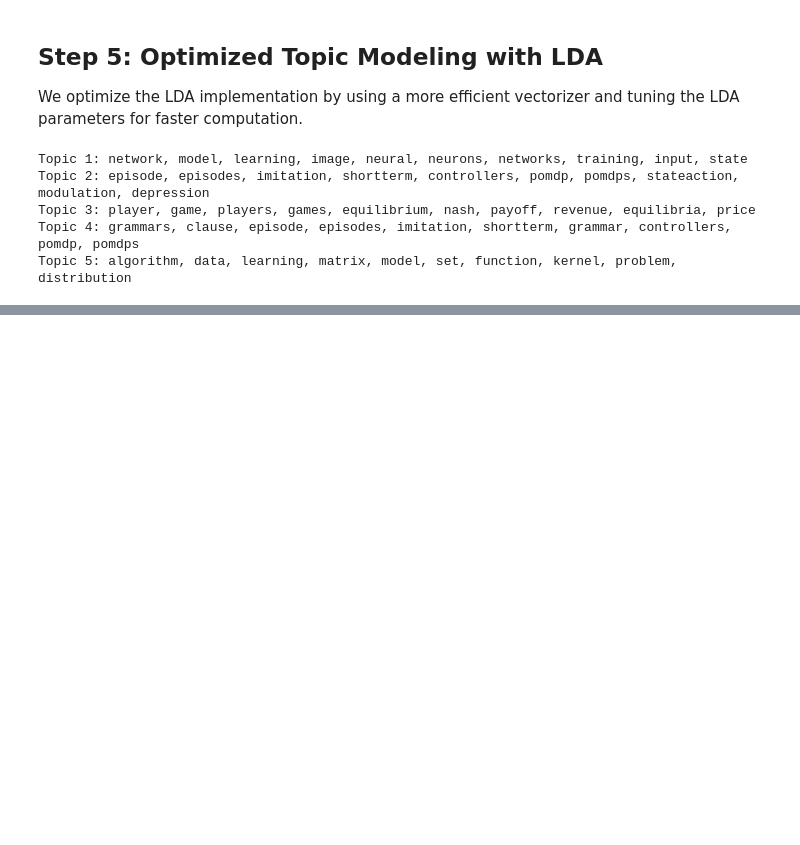
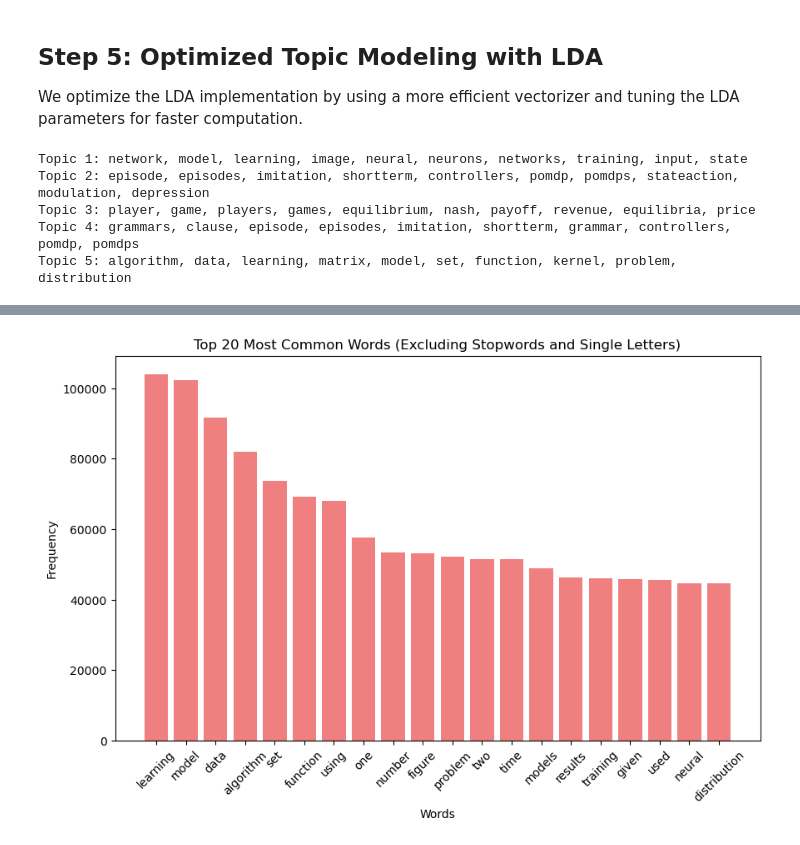
Before and after one commit to anonymousminati/Hottest-Topics-in-NIPS-Papers-ML, a Jupyter notebook: Hottest_Topic_Modeling.ipynb, the cells around one changed output, grey strips where cells are left out. Drawn from its saved outputs; the diff is of its cells as text; code cells hidden in the pictures; blank space fills up the shorter version.

```diff
--- a/Hottest_Topic_Modeling.ipynb
+++ b/Hottest_Topic_Modeling.ipynb
@@ -120,0 +125,19 @@ Topic 5: algorithm, data, learning, matrix, model, set, function, kernel, proble
+# %%
+
+from collections import Counter
+def plot_most_common_words(data, n=20):
+    all_text = ' '.join(data['processed_text'])
+    word_counts = Counter(word for word in all_text.split() if word not in STOPWORDS and len(word) > 1)
+    most_common_words = word_counts.most_common(n)
+    words, counts = zip(*most_common_words)
+    plt.figure(figsize=(10, 6))
+    plt.bar(words, counts, color='lightcoral')
+    plt.title(f'Top {n} Most Common Words (Excluding Stopwords and Single Letters)')
+    plt.xlabel('Words')
+    plt.ylabel('Frequency')
+    plt.xticks(rotation=45)
+    plt.show()
+
+plot_most_common_words(data, n=20)
+# %% [output]
+[figure, added]
```
Also changed, not shown: parts of 3 cells of this notebook.
